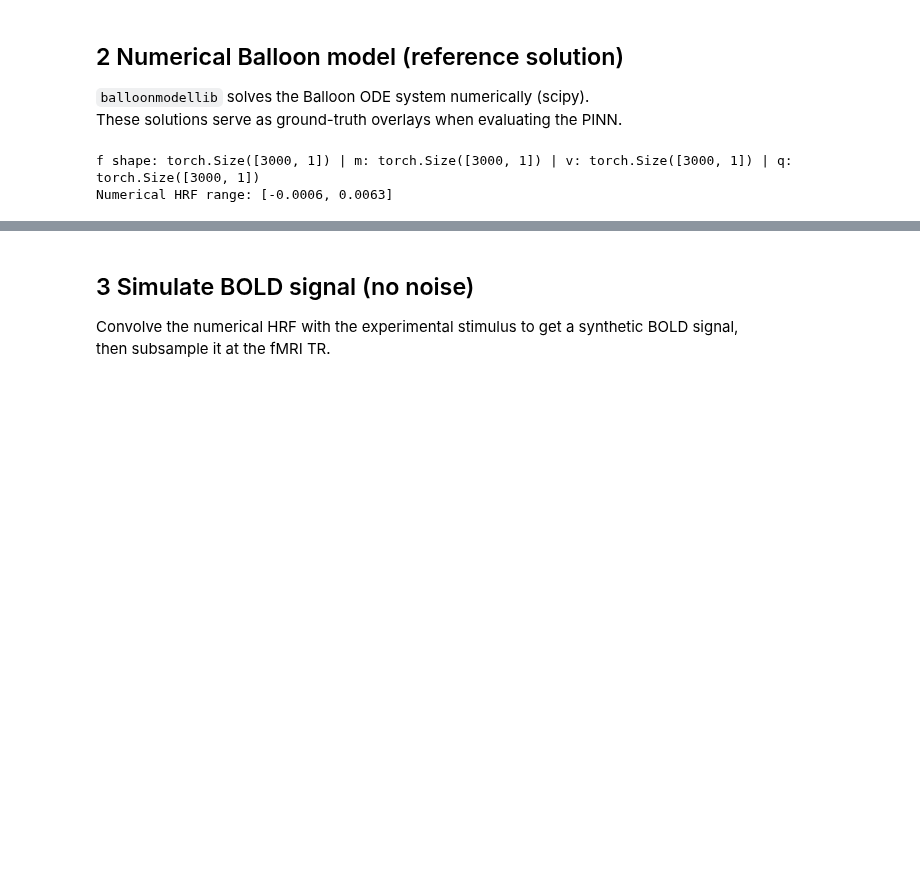
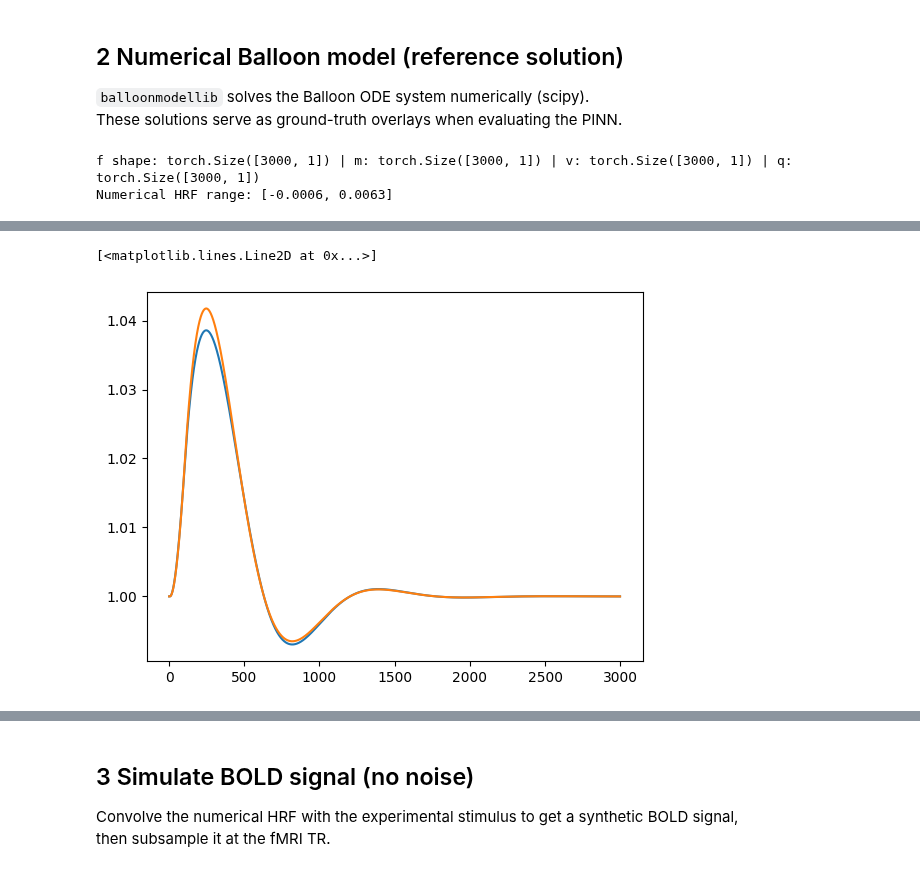
Before and after one commit to RodrigoHache/BalloonLib, a Jupyter notebook: examples/QuickStartELBO.ipynb, the cells around one changed output, grey strips where cells are left out. Cells and saved outputs as stored; diff of their text form; code cells hidden in the pictures; blank space fills up the shorter version.

```diff
--- a/examples/QuickStartELBO.ipynb
+++ b/examples/QuickStartELBO.ipynb
@@ -113,0 +122,6 @@ Numerical HRF range: [-0.0006, 0.0063]
+# %%
+plt.plot(1.32-(1-(1-0.32)**(1/f_np)))
+plt.plot(m_np)
+# %% [output]
+[<matplotlib.lines.Line2D at 0x...>]
+[figure, added]
```
Also changed, not shown: parts of 23 cells of this notebook.
